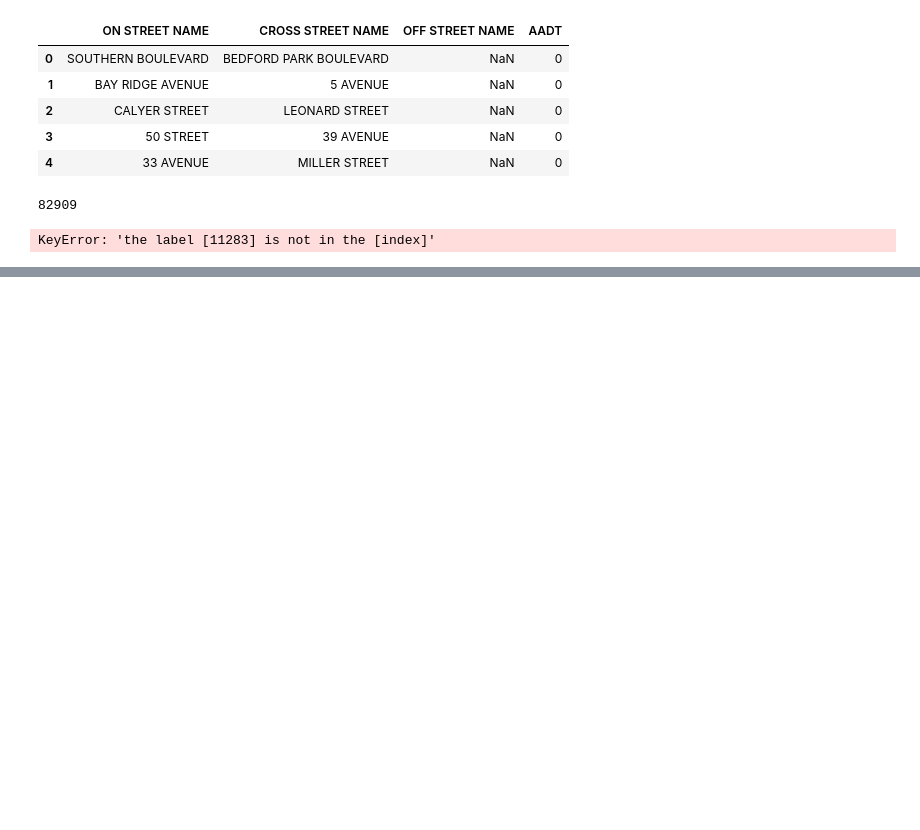
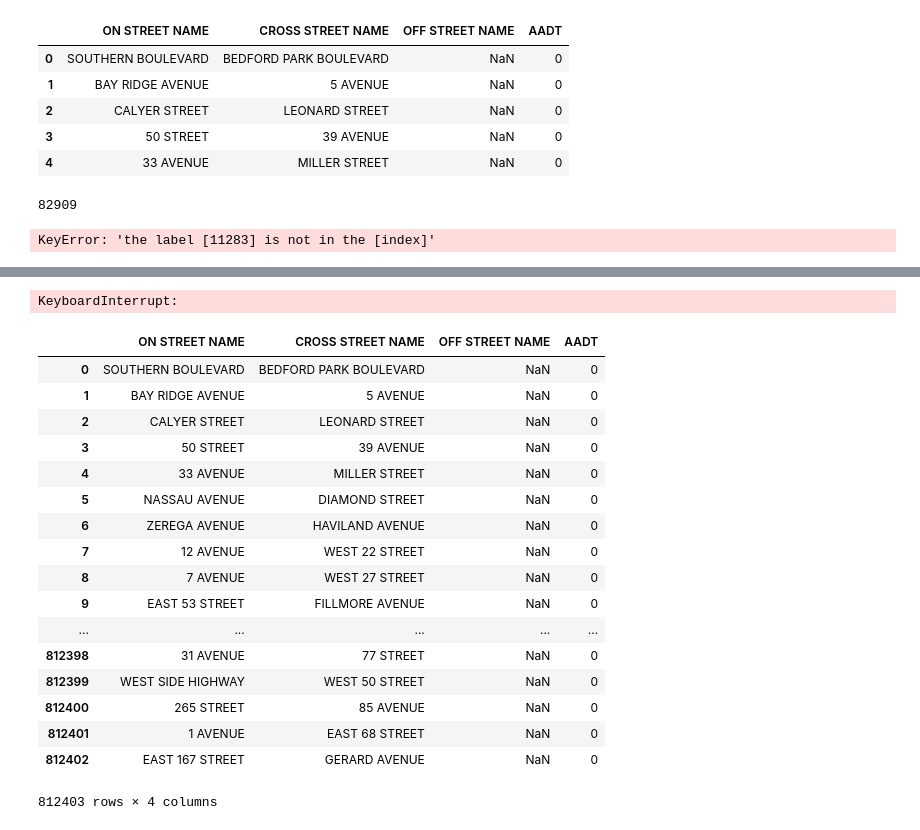
Before and after one commit to nealrea/collisionViz, a Jupyter notebook: data_exploration/data_normilization.ipynb, the cells around one changed output, grey strips where cells are left out. Cells and saved outputs as stored; diff of their text form; code cells hidden in the pictures; blank space fills up the shorter version.

```diff
--- a/data_exploration/data_normilization.ipynb
+++ b/data_exploration/data_normilization.ipynb
@@ -102,0 +129,28 @@ KeyError: 'the label [11283] is not in the [index]'
+# %%
+for x in range (0,17067):
+    for y in range (0,17067):
+        if test.at[x, 'ON STREET NAME'] == aadt.at[y, 'Road Name']:
+            test.at[x, 'AADT'] = aadt.at[y, 'AADT']
+# %% [output]
+KeyboardInterrupt:
+# %%
+normalized[normalized['ON STREET NAME'] != 0]
+# %% [output]
+|  | ON STREET NAME | CROSS STREET NAME | OFF STREET NAME | AADT |
+| 0 | SOUTHERN BOULEVARD | BEDFORD PARK BOULEVARD | NaN | 0 |
+| 1 | BAY RIDGE AVENUE | 5 AVENUE | NaN | 0 |
+| 2 | CALYER STREET | LEONARD STREET | NaN | 0 |
+| 3 | 50 STREET | 39 AVENUE | NaN | 0 |
+| 4 | 33 AVENUE | MILLER STREET | NaN | 0 |
+| 5 | NASSAU AVENUE | DIAMOND STREET | NaN | 0 |
+| 6 | ZEREGA AVENUE | HAVILAND AVENUE | NaN | 0 |
+| 7 | 12 AVENUE | WEST 22 STREET | NaN | 0 |
+| 8 | 7 AVENUE | WEST 27 STREET | NaN | 0 |
+| 9 | EAST 53 STREET | FILLMORE AVENUE | NaN | 0 |
+| ... | ... | ... | ... | ... |
+| 812398 | 31 AVENUE | 77 STREET | NaN | 0 |
+| 812399 | WEST SIDE HIGHWAY | WEST 50 STREET | NaN | 0 |
+| 812400 | 265 STREET | 85 AVENUE | NaN | 0 |
+| 812401 | 1 AVENUE | EAST 68 STREET | NaN | 0 |
+| 812402 | EAST 167 STREET | GERARD AVENUE | NaN | 0 |
+812403 rows × 4 columns
```
Also changed, not shown: parts of 9 cells of this notebook.
